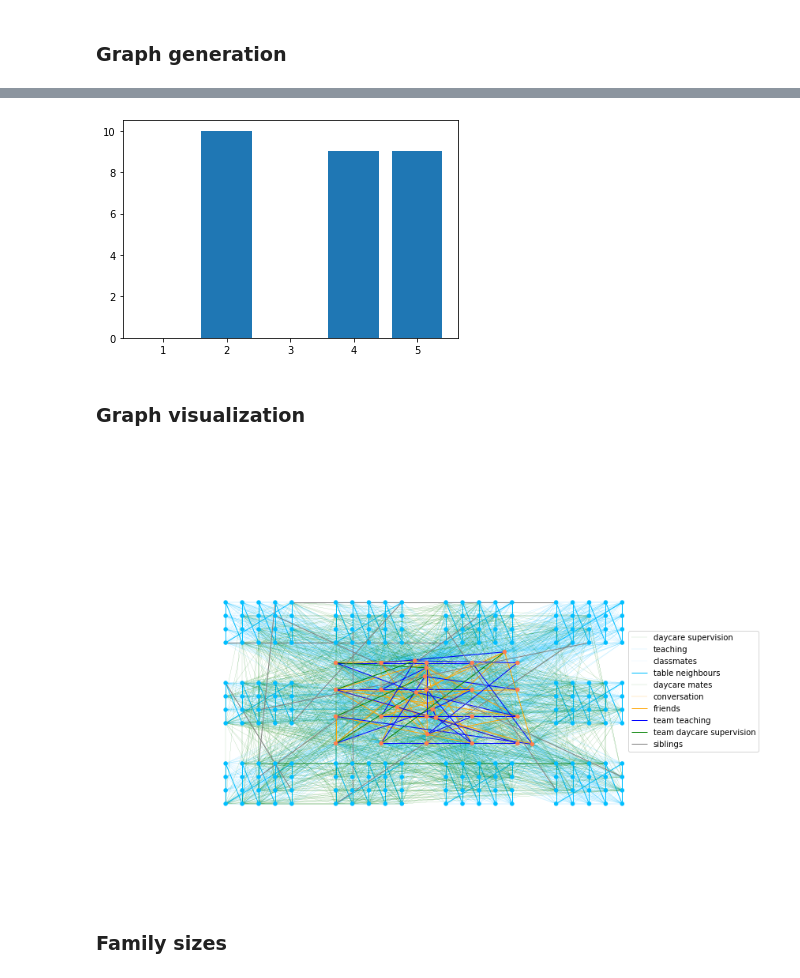
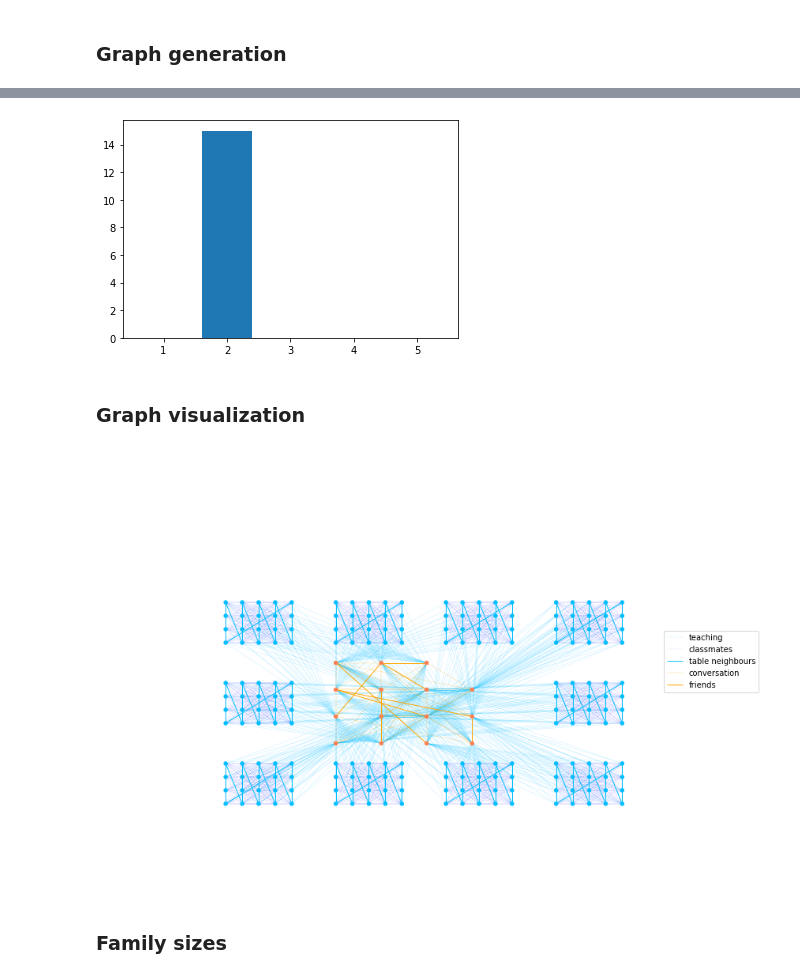
Before and after one commit to JanaLasser/agent_based_COVID_SEIRX, a Jupyter notebook: school/construct_school_network.ipynb, the cells around one changed output, grey strips where cells are left out. Cells and saved outputs as stored; diff of their text form; code cells hidden in the pictures.

```diff
--- a/school/construct_school_network.ipynb
+++ b/school/construct_school_network.ipynb
@@ -383,10 +384,10 @@ student_mask = False
 teacher_mask = False
 # %%
 reload(csn)
-G, teacher_schedule, student_schedule = csn.compose_school_graph(school_type, N_classes, class_size,
+MG, teacher_schedule, student_schedule = csn.compose_school_graph(school_type, N_classes, class_size,
                 N_floors, p_children, p_parents, teacher_p_adults,
                 teacher_p_children, r_teacher_conversation, r_teacher_friend)
 
-csn.map_contacts(G, student_mask, teacher_mask, contact_map)
+csn.map_contacts(MG, student_mask, teacher_mask, contact_map)
 
-node_list = csn.get_node_list(G)
+node_list = csn.get_node_list(MG)
@@ -409,11 +412,12 @@ student_schedule
 # %%
 unique_classes = []
-for t in teacher_schedule.index:
-    unique_classes.append(len(teacher_schedule.loc[t].dropna().unique()))
+wd_schedule = teacher_schedule.loc[1]
+for t in wd_schedule.index:
+    unique_classes.append(len(wd_schedule.loc[t].dropna().unique()))
 
 plt.hist(unique_classes, bins=range(1, 7), rwidth=0.8, align='left');
 # %% [output]
-[figure, old version]
+[figure, new version]
 # %% [markdown]
 ### Graph visualization
 # %%
@@ -483,6 +487,12 @@ teachers = node_list[node_list['type'] == 'teacher']['ID'].values
 family_members = node_list[node_list['type'] == 'family_member']['ID'].values
 # %%
 fig, ax = plt.subplots(figsize=(15, 10))
+
+weekday = 1
+edges = MG.edges(keys=True, data='weekday')
+edges = [(u, v, k) for (u, v, k, wd) in edges if wd == weekday]
+G = MG.edge_subgraph(edges)
+
 # generate random positions for family members (students & teachers are fixed)
 pos = nx.spring_layout(G, pos=fixed_pos, fixed=fixed_pos.keys())
 
@@ -510,7 +520,7 @@ nx.draw_networkx_edges(G, pos, edgelist, ax=ax, width=0.1, edge_color='DeepSkyBl
 
 # student <-> student links
 edgelist = [(u, v) for u, v, e in G.edges(data=True) if e['link_type'] == 'student_student_intra_class']
-nx.draw_networkx_edges(G, pos, edgelist, ax=ax, width=0.05, edge_color='DeepSkyBlue', label='classmates')
+nx.draw_networkx_edges(G, pos, edgelist, ax=ax, width=0.05, edge_color='b', label='classmates')
 edgelist = [(u, v) for u, v, e in G.edges(data=True) if e['link_type'] == 'student_student_table_neighbour']
 nx.draw_networkx_edges(G, pos, edgelist, ax=ax, width=1, edge_color='DeepSkyBlue', label='table neighbours')
 edgelist = [(u, v) for u, v, e in G.edges(data=True) if e['link_type'] == 'student_student_daycare']
@@ -537,7 +547,7 @@ ax.set_xlim(-0.3, 1.3)
 
 plt.savefig('../img/{}_contact_visualization.pdf'.format(school_type))
 # %% [output]
-[figure, old version]
+[figure, new version]
 # %% [markdown]
 ### Family sizes
 # %%
```
Also changed, not shown: parts of 4 cells of this notebook.
